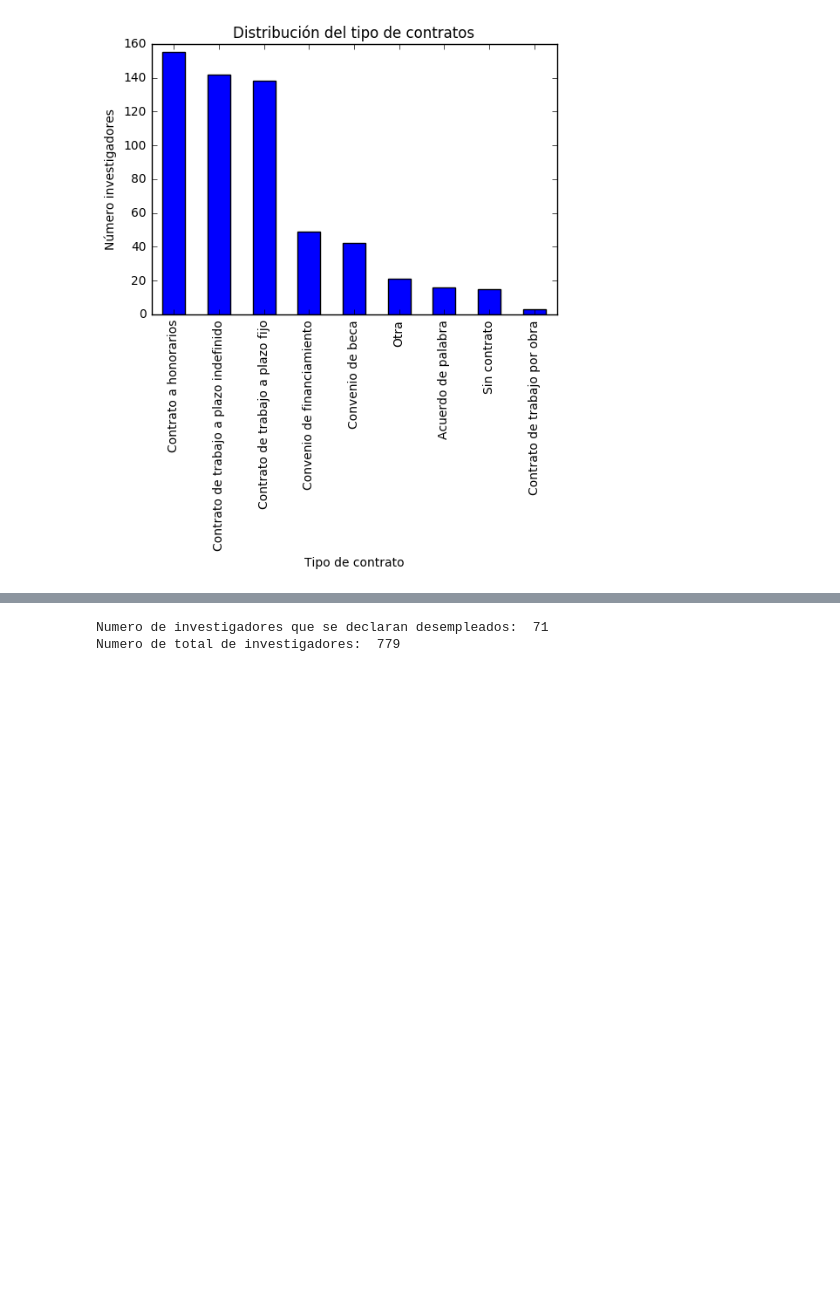
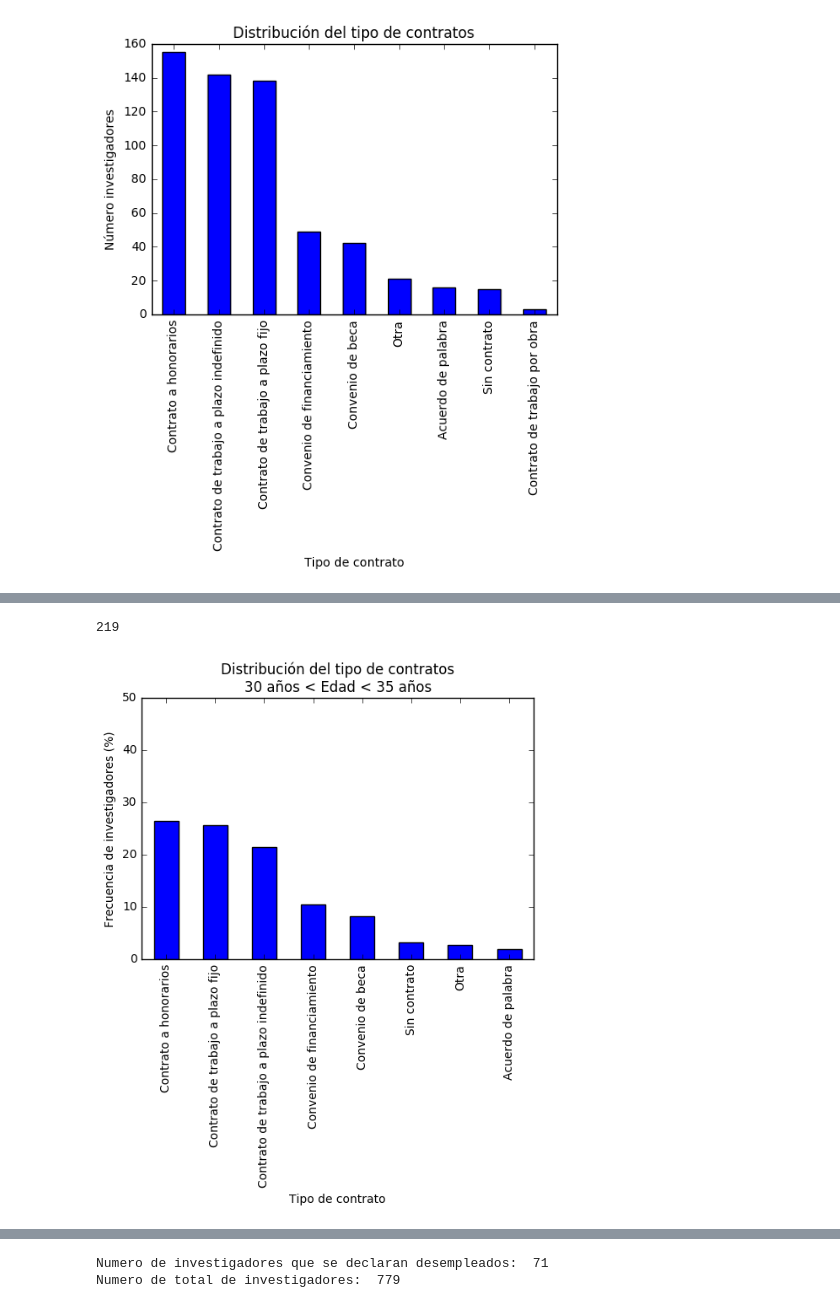
Before and after one commit to rpmunoz/datachile, a Jupyter notebook: science/Analisis encuesta insercion.ipynb, the cells around one changed output, grey strips where cells are left out. Drawn from its saved outputs; the diff is of its cells as text; code cells hidden in the pictures; blank space fills up the shorter version.

```diff
--- a/science/Analisis encuesta insercion.ipynb
+++ b/science/Analisis encuesta insercion.ipynb
@@ -194,0 +209,14 @@ plt.title('Distribución del tipo de contratos')
+# %%
+data_complete_jobs_age=data_complete_jobs['¿Qué tipo de relación laboral tiene en este trabajo?/1'][(data_complete_jobs['¿Cuál es su edad? Exprésela en años'] >=30) & (data_complete_jobs['¿Cuál es su edad? Exprésela en años'] <35)]
+
+plt.figure()
+ax=(data_complete_jobs_age.value_counts()/len(data_complete_jobs_age)*100.).plot(kind='bar')
+ax.set_yticks(np.arange(0, 60, 10))
+plt.xlabel('Tipo de contrato')
+plt.ylabel('Frecuencia de investigadores (%)')
+plt.title('Distribución del tipo de contratos\n30 años < Edad < 35 años')
+
+len(data_complete_jobs_age)
+# %% [output]
+219
+[figure, added]
```
Also changed, not shown: parts of 3 cells of this notebook.
